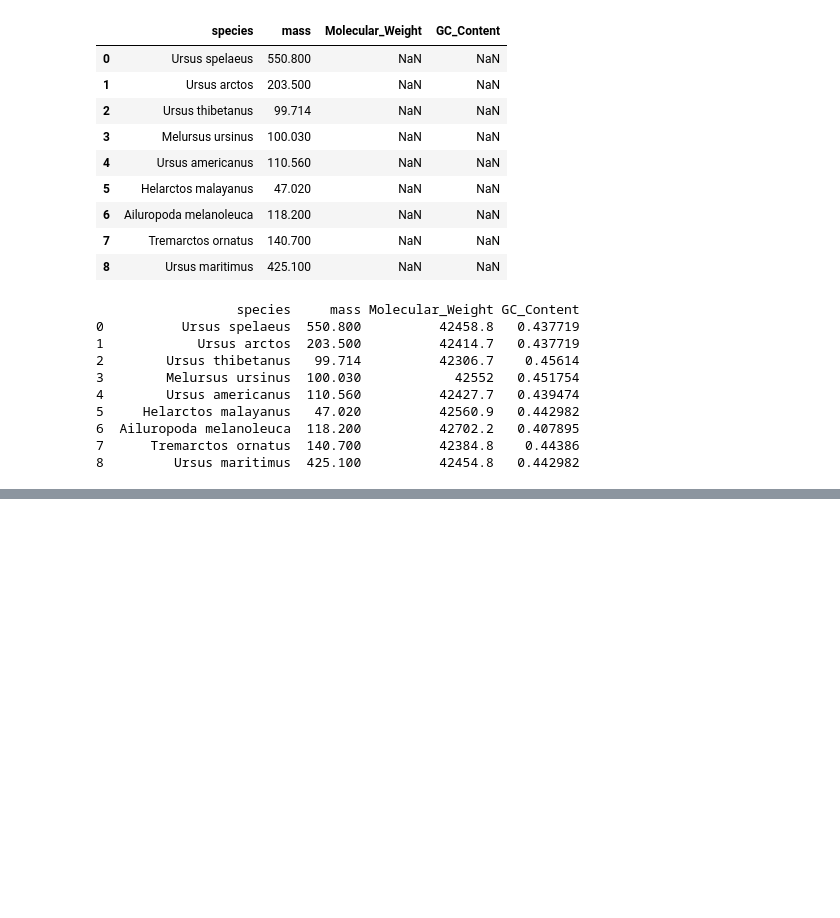
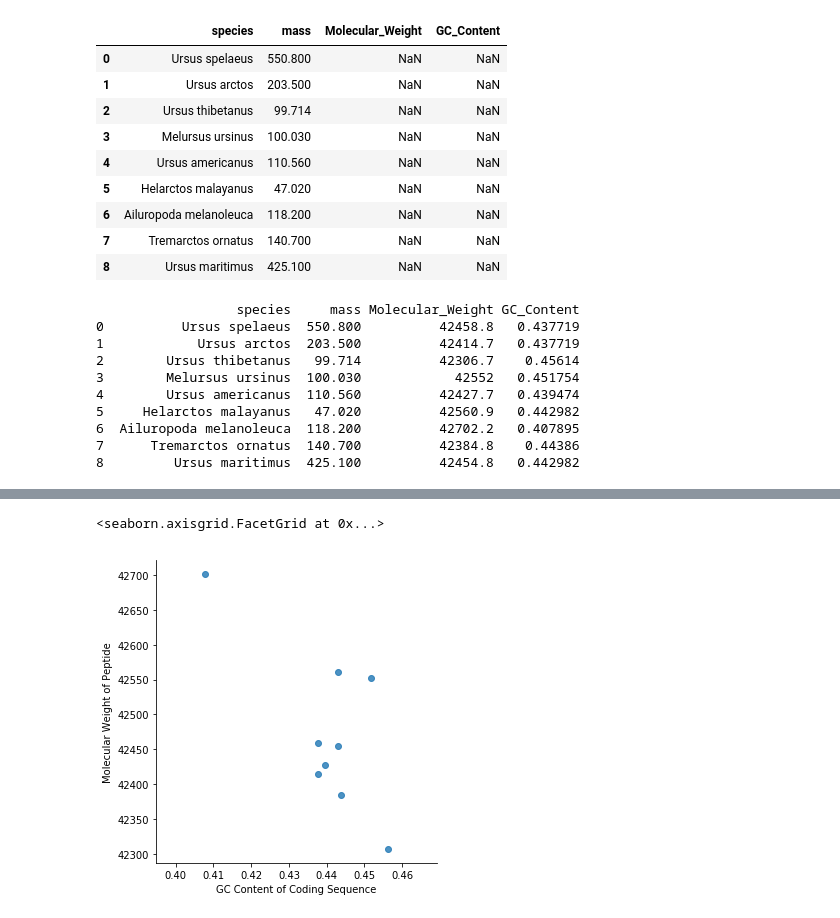
Before and after one commit to michaelpmurphy/BCB546X_Python_Assignment, a Jupyter notebook: Python_Project.ipynb, the cells around one changed output, grey strips where cells are left out. Saved outputs shown, nothing was run; the diff lists cells and outputs as text; code cells hidden in the pictures; blank space fills up the shorter version.

```diff
--- a/Python_Project.ipynb
+++ b/Python_Project.ipynb
@@ -119,0 +127,6 @@ print(bears_df)
+# %%
+mw_gc = sns.lmplot('GC_Content', 'Molecular_Weight', data=bears_df, fit_reg=False)
+mw_gc.set_axis_labels('GC Content of Coding Sequence', 'Molecular Weight of Peptide')
+# %% [output]
+<seaborn.axisgrid.FacetGrid at 0x...>
+[figure, added]
```
Also changed, not shown: parts of 15 cells of this notebook, 1 other file.
